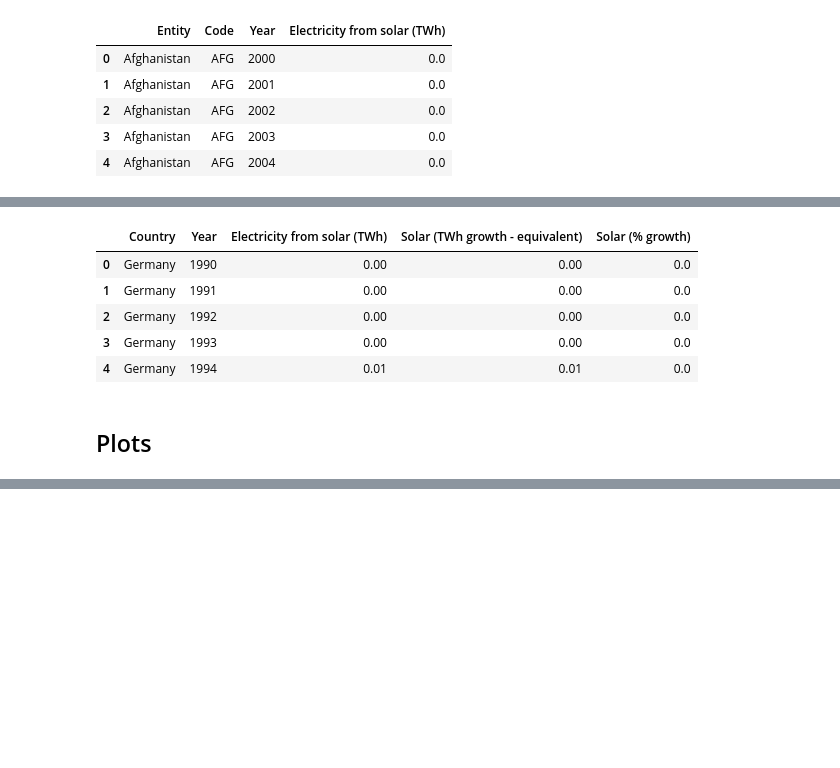
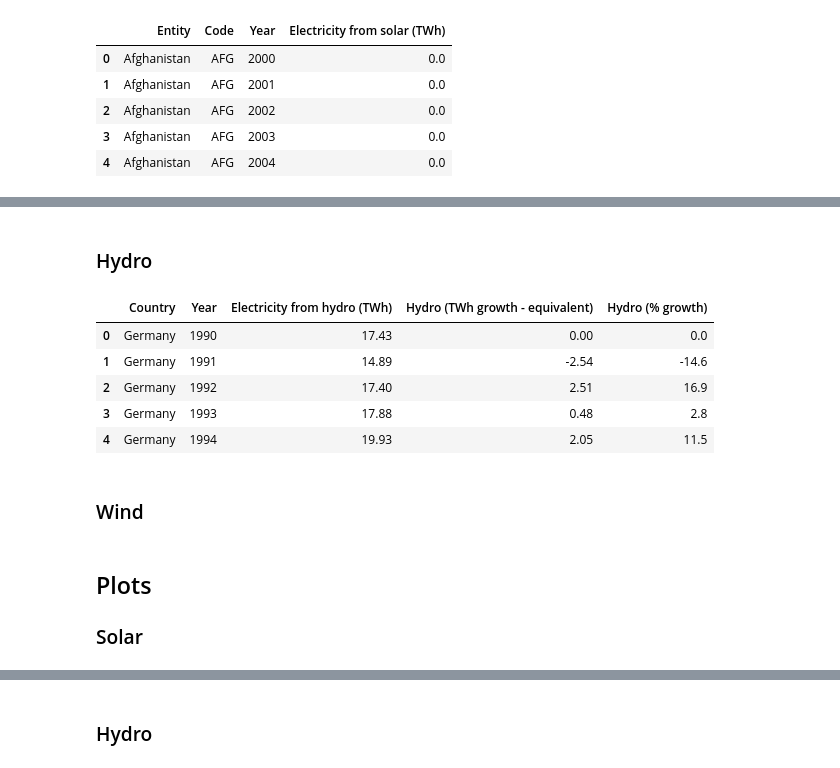
Before and after one commit to alexschillingfhnw/cda2, a Jupyter notebook: AS_eda.ipynb, the cells around one changed output, grey strips where cells are left out. Drawn from its saved outputs; the diff is of its cells as text; code cells hidden in the pictures; blank space fills up the shorter version.

Commit message:
update eda with hydro

```diff
--- a/AS_eda.ipynb
+++ b/AS_eda.ipynb
@@ -14,3 +14,6 @@ df_solar_generation.head()
 | 2 | Afghanistan | AFG | 2002 | 0.0 |
 | 3 | Afghanistan | AFG | 2003 | 0.0 |
 | 4 | Afghanistan | AFG | 2004 | 0.0 |
+# %%
+df_hydro_generation = pd.read_csv('Data/All/Hydropower/hydropower-generation.csv')
+df_hydro_generation.head()
@@ -21,15 +43,23 @@ df_solar_generation = wrangle_dataframe(df_solar_generation, "Electricity from s
+# %% [markdown]
+### Hydro
 # %%
-df_solar_generation = add_growth_columns(df_solar_generation, 'Solar (TWh growth - equivalent)', 'Solar (% growth)', 'Electricity from solar (TWh)')
-df_solar_generation.head()
+df_hydro_generation = wrangle_dataframe(df_hydro_generation, "Electricity from hydro (TWh)")
+
+df_hydro_generation = add_growth_columns(df_hydro_generation, 'Hydro (TWh growth - equivalent)', 'Hydro (% growth)', 'Electricity from hydro (TWh)')
+
+df_hydro_generation.head()
 # %% [output]
-|  | Country | Year | Electricity from solar (TWh) | Solar (TWh growth - equivalent) | Solar (% growth) |
-| 0 | Germany | 1990 | 0.00 | 0.00 | 0.0 |
-| 1 | Germany | 1991 | 0.00 | 0.00 | 0.0 |
-| 2 | Germany | 1992 | 0.00 | 0.00 | 0.0 |
-| 3 | Germany | 1993 | 0.00 | 0.00 | 0.0 |
-| 4 | Germany | 1994 | 0.01 | 0.01 | 0.0 |
+|  | Country | Year | Electricity from hydro (TWh) | Hydro (TWh growth - equivalent) | Hydro (% growth) |
+| 0 | Germany | 1990 | 17.43 | 0.00 | 0.0 |
+| 1 | Germany | 1991 | 14.89 | -2.54 | -14.6 |
+| 2 | Germany | 1992 | 17.40 | 2.51 | 16.9 |
+| 3 | Germany | 1993 | 17.88 | 0.48 | 2.8 |
+| 4 | Germany | 1994 | 19.93 | 2.05 | 11.5 |
+# %% [markdown]
+### Wind
 # %% [markdown]
 ## Plots
+### Solar
 # %%
 lineplot(df_solar_generation, 'Year', 'Electricity from solar (TWh)', 'Country', 'Solar Energy Generation')
 lineplot(df_solar_generation, 'Year', 'Solar (TWh growth - equivalent)', 'Country', 'Annual Change Solar Energy Generation')
@@ -38,3 +68,5 @@ lineplot(df_solar_generation, 'Year', 'Solar (% growth)', 'Country', 'Annual Gro
 [interactive output not drawn]
 [interactive output not drawn]
 [interactive output not drawn]
+# %% [markdown]
+### Hydro
```
Also changed, not shown: parts of 7 cells of this notebook.
